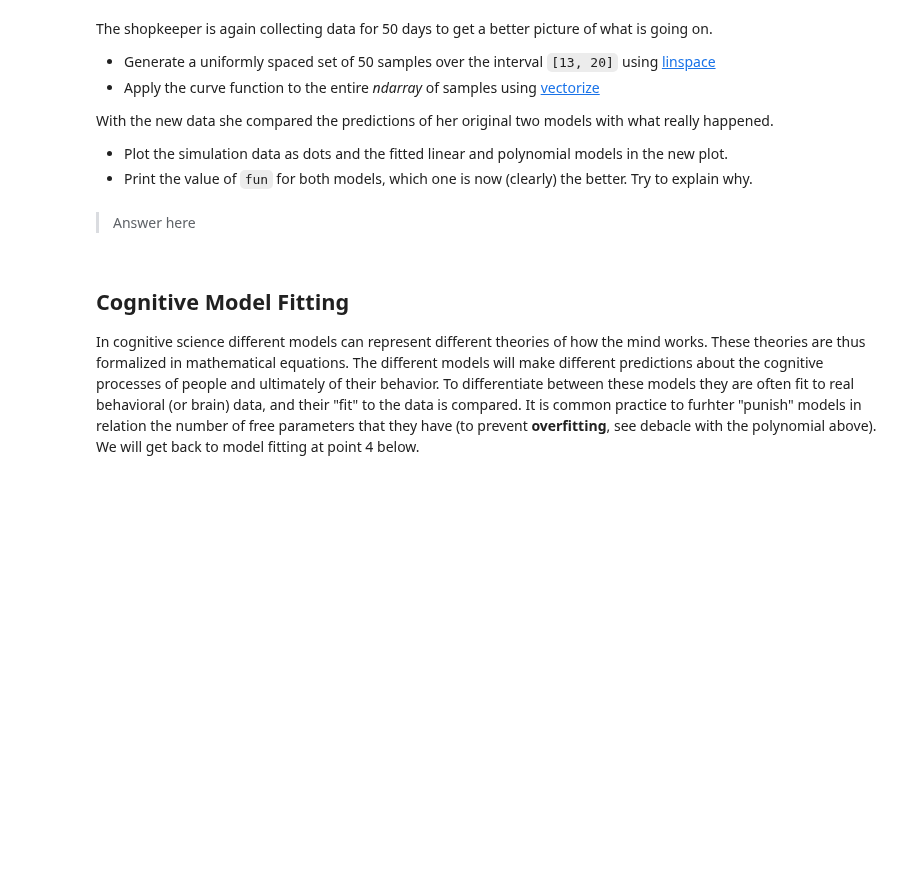
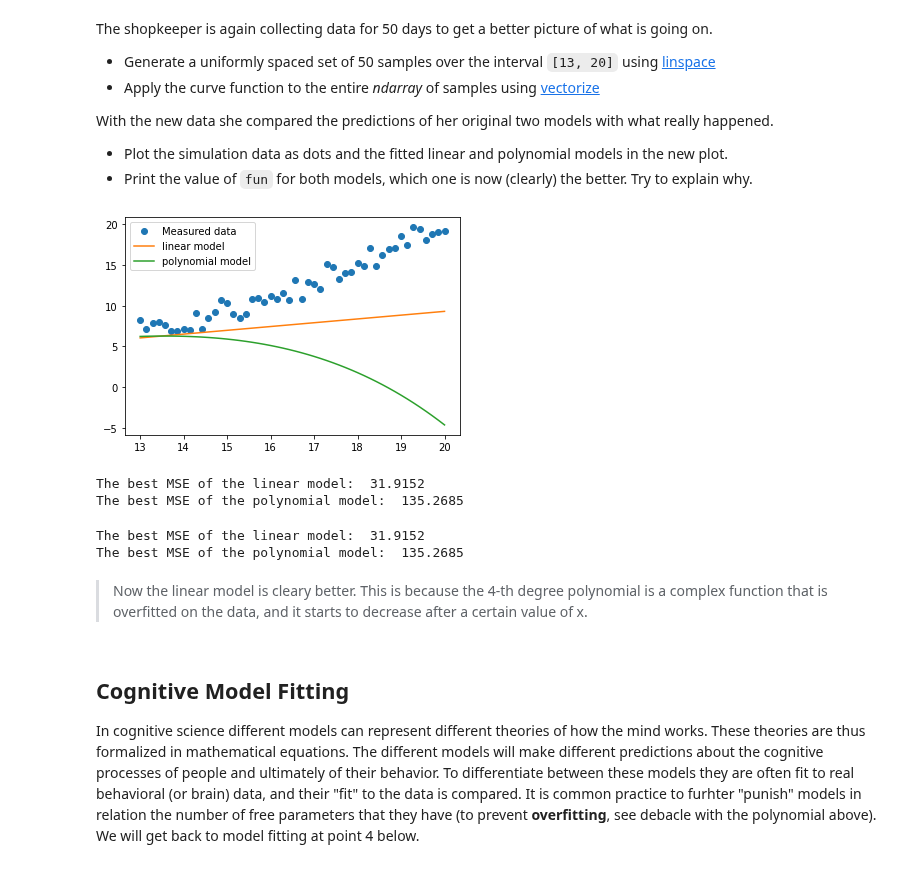
Before and after one commit to Tim-pijnacker/CGM, a Jupyter notebook: Assignment_2/Assignment_2.ipynb, the cells around one changed output. Cells and saved outputs as stored; diff of their text form; code cells hidden in the pictures; blank space fills up the shorter version.

```diff
--- a/Assignment_2/Assignment_2.ipynb
+++ b/Assignment_2/Assignment_2.ipynb
@@ -208,5 +218,30 @@ With the new data she compared the predictions of her original two models with w
-# %% [markdown]
-> Answer here
+# %%
+samples2 = np.linspace(13, 20)
+model_data2 = np.vectorize(curve)(samples2)
+
+noise2 = np.random.normal(size=samples2.shape)
+sim_data2 = model_data2 + noise2
+
+lin_data2 = np.vectorize(linear)(samples2, fit.x)
+poly_data2 = np.vectorize(polynomial, excluded=['beta'])(samples2, beta = fit2.x)
+
+plt.plot(samples2, sim_data2, 'o', label='Measured data')
+plt.plot(samples2, lin_data2, label='linear model')
+plt.plot(samples2, poly_data2, label='polynomial model')
+plt.legend()
+plt.show()
+# %% [output]
+[figure, added]
+The best MSE of the linear model:  31.9152
+The best MSE of the polynomial model:  135.2685
+# %%
+print("The best MSE of the linear model:     ", np.round(MSE(lin_data2, sim_data2), 4))
+print("The best MSE of the polynomial model: ", np.round(MSE(poly_data2, sim_data2), 4))
+# %% [output]
+The best MSE of the linear model:  31.9152
+The best MSE of the polynomial model:  135.2685
+# %% [markdown]
+> Now the linear model is cleary better. This is because the 4-th degree polynomial is a complex function that is overfitted on the data, and it starts to decrease after a certain value of x.
 # %% [markdown]
 
 ## Cognitive Model Fitting
```
Also changed, not shown: parts of 12 cells of this notebook.
